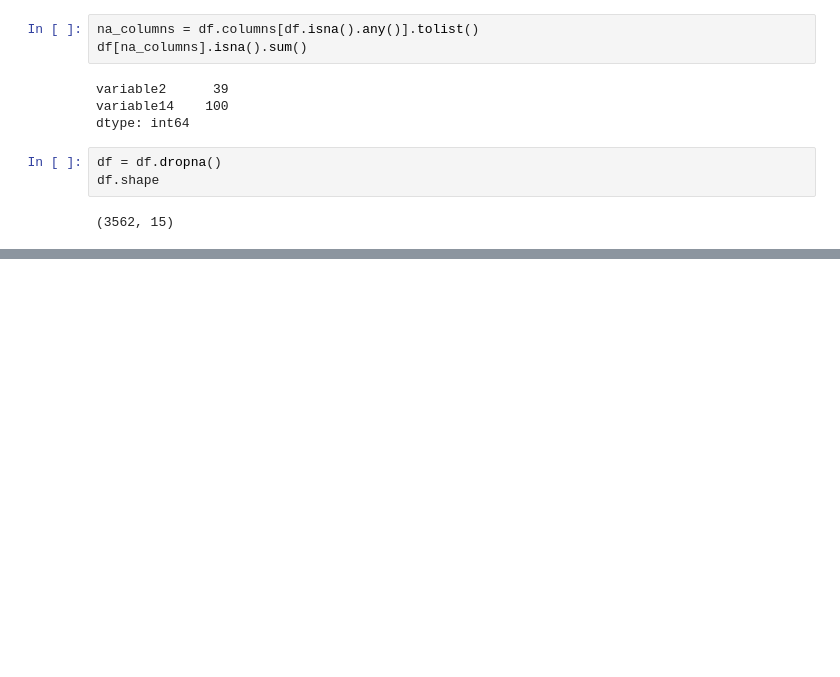
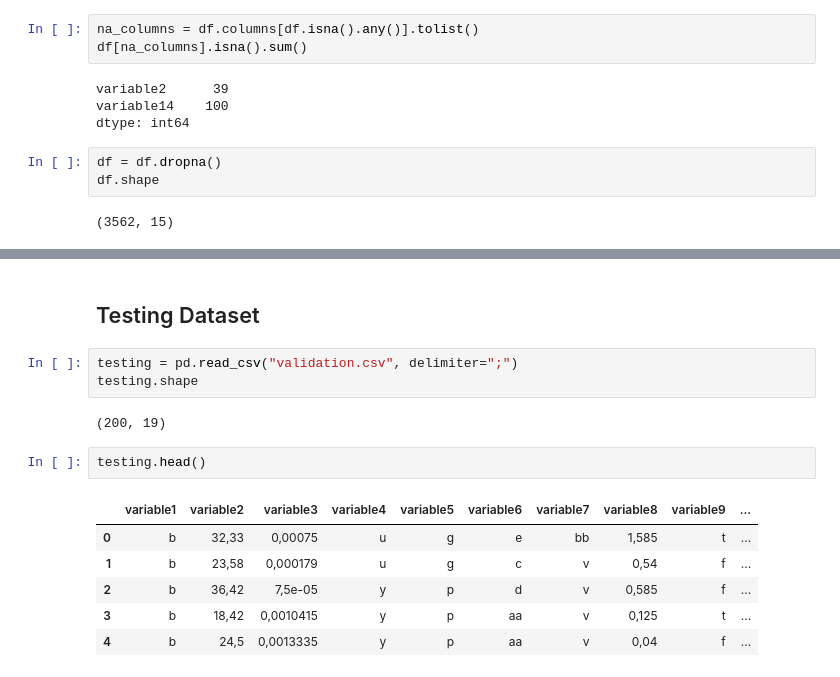
Before and after one commit to ahmedhamdi96/BC, a Jupyter notebook: main.ipynb, the cells around one changed output, grey strips where cells are left out. Drawn from its saved outputs; the diff is of its cells as text; blank space fills up the shorter version.

```diff
--- a/main.ipynb
+++ b/main.ipynb
@@ -259,0 +298,16 @@ df.head()
+# %% [markdown]
+## Testing Dataset
+# %%
+testing = pd.read_csv("validation.csv", delimiter=";")
+testing.shape
+# %% [output]
+(200, 19)
+# %%
+testing.head()
+# %% [output]
+|  | variable1 | variable2 | variable3 | variable4 | variable5 | variable6 | variable7 | variable8 | variable9 | ... |
+| 0 | b | 32,33 | 0,00075 | u | g | e | bb | 1,585 | t | ... |
+| 1 | b | 23,58 | 0,000179 | u | g | c | v | 0,54 | f | ... |
+| 2 | b | 36,42 | 7,5e-05 | y | p | d | v | 0,585 | f | ... |
+| 3 | b | 18,42 | 0,0010415 | y | p | aa | v | 0,125 | t | ... |
+| 4 | b | 24,5 | 0,0013335 | y | p | aa | v | 0,04 | f | ... |
```
Also changed, not shown: parts of 57 cells of this notebook.
